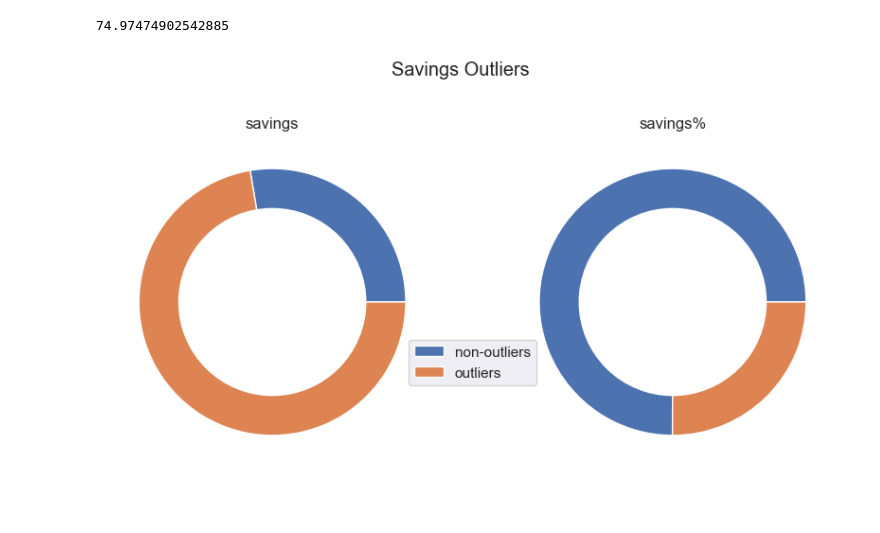
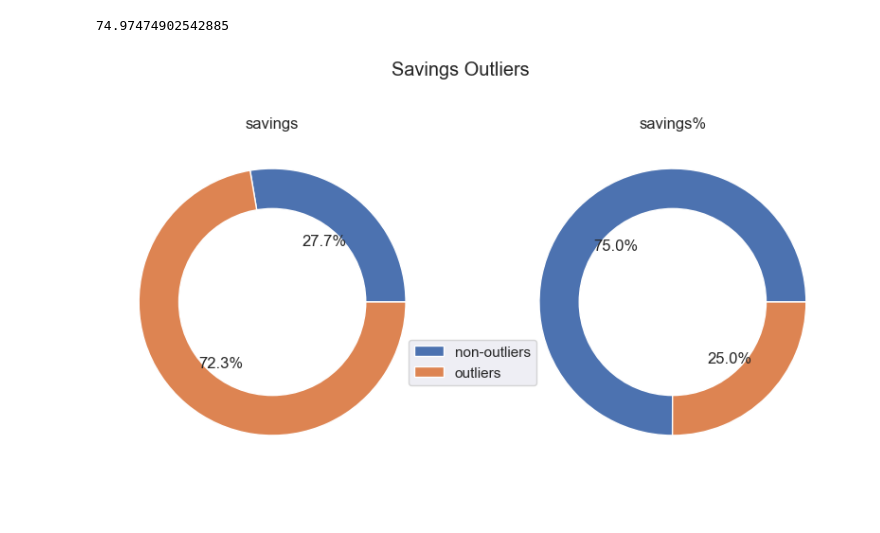
Before and after one commit to terminalcoder/used-car-auction-prices, a Jupyter notebook: notebook.ipynb, the cells around one changed output. Cells and saved outputs as stored; diff of their text form; code cells hidden in the pictures.

Commit message:
added pie chart annot

```diff
--- a/notebook.ipynb
+++ b/notebook.ipynb
@@ -423,20 +426,26 @@ sav_perc_non_outliers / df2.shape[0] * 100
 # %% [output]
 74.97474902542885
 # %%
+# create figure
 fig, axes = plt.subplots(1, 2, figsize=(10, 10))
+# add title
 fig.suptitle('Savings Outliers', y= .75)
 
+# create 2 white circles
 circle = plt.Circle((0, 0), 0.70, fc='white')
 circle2 = plt.Circle((0, 0), 0.70, fc='white')
 
-axes[0].pie([sav_non_outliers, df2.shape[0] - sav_non_outliers])
+# plot axes 0
+axes[0].pie([sav_non_outliers, df2.shape[0] - sav_non_outliers], autopct='%1.1f%%')
 axes[0].set_title('savings')
 axes[0].add_patch(circle)
 
-axes[1].pie([sav_perc_non_outliers, df2.shape[0] - sav_perc_non_outliers])
+# plot axes 1
+axes[1].pie([sav_perc_non_outliers, df2.shape[0] - sav_perc_non_outliers], autopct='%1.1f%%')
 axes[1].set_title('savings%')
 axes[1].add_patch(circle2)
 
+# add legend to figure
 fig.legend(['non-outliers', 'outliers'], loc=(.415, .28));
 # %% [output]
-[figure, old version]
+[figure, new version]
```
Also changed, not shown: parts of 2 cells of this notebook.
